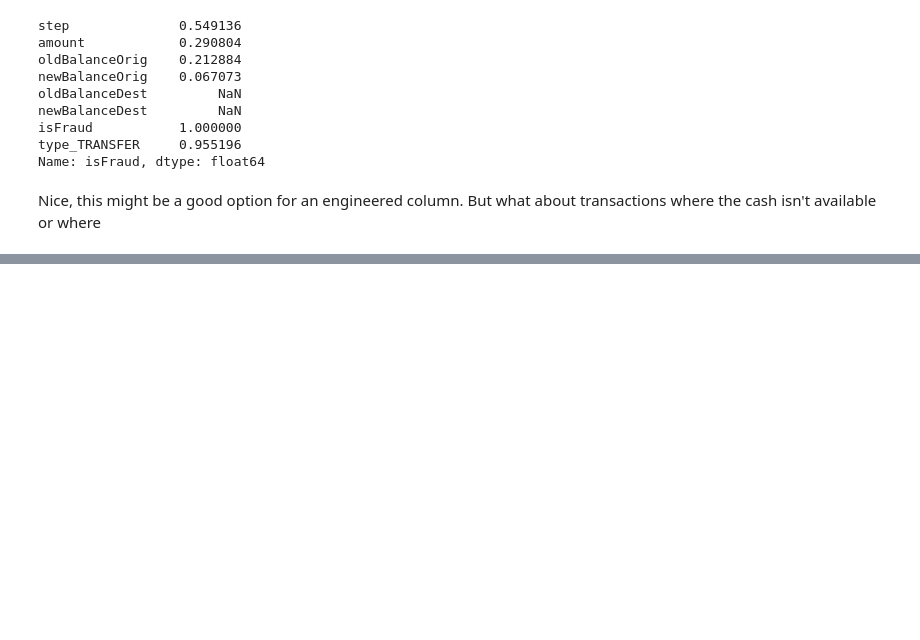
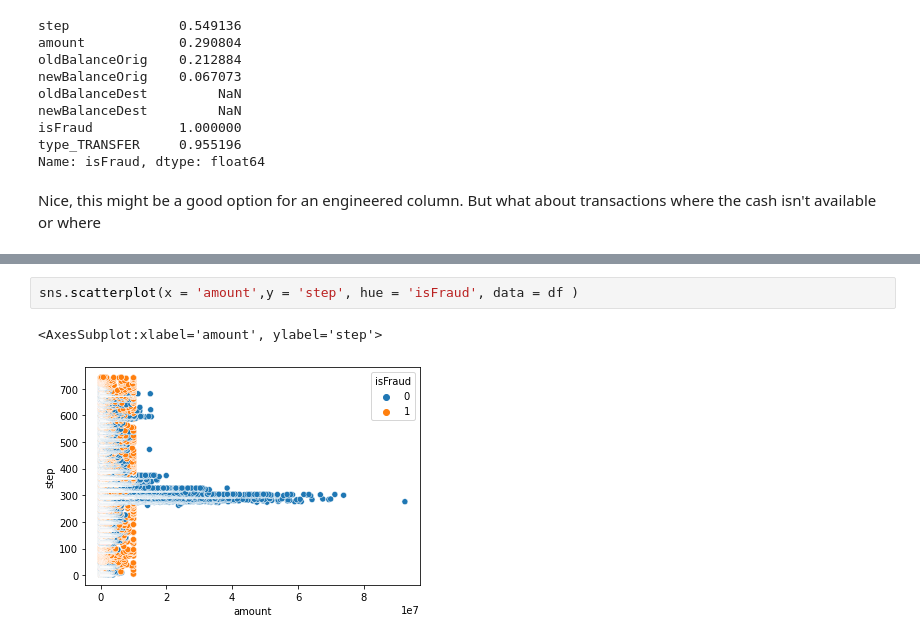
Before and after one commit to kduane/fake_fraud, a Jupyter notebook: eda.ipynb, the cells around one changed output, grey strips where cells are left out. Saved outputs shown, nothing was run; the diff lists cells and outputs as text; blank space fills up the shorter version.

```diff
--- a/eda.ipynb
+++ b/eda.ipynb
@@ -299,0 +319,5 @@ Nice, this might be a good option for an engineered column.  But what about tran
+# %%
+sns.scatterplot(x = 'amount',y = 'step', hue = 'isFraud', data = df )
+# %% [output]
+<AxesSubplot:xlabel='amount', ylabel='step'>
+[figure, added]
```
Also changed, not shown: parts of 10 cells of this notebook, 2 other files.
